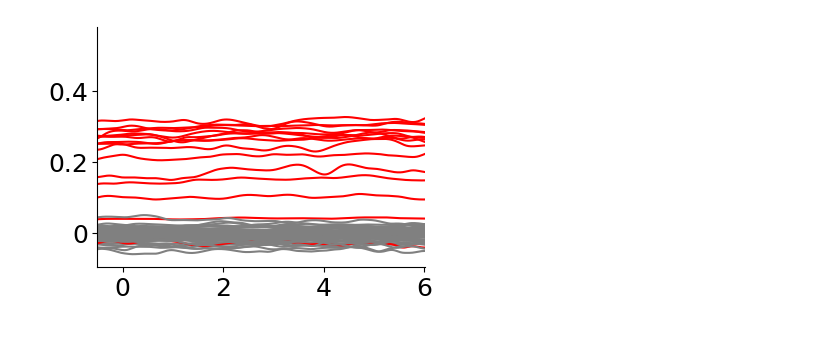
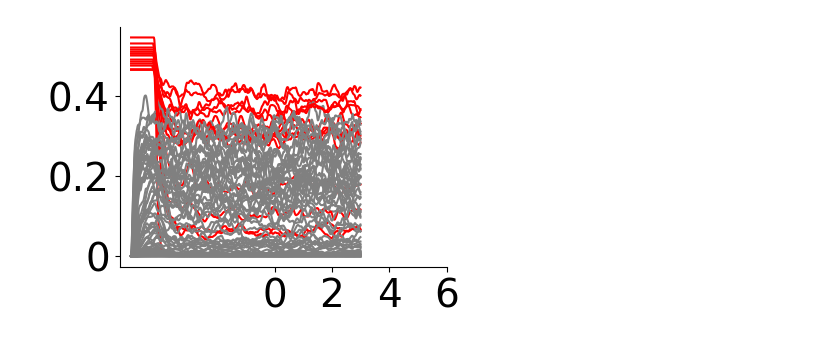
Before and after one commit to ulisespereira/brainwide, a Jupyter notebook: Fig3/fig3_dyn.ipynb, the cells around one changed output. Drawn from its saved outputs; the diff is of its cells as text; code cells hidden in the pictures.

```diff
--- a/Fig3/fig3_dyn.ipynb
+++ b/Fig3/fig3_dyn.ipynb
@@ -123,20 +123,21 @@ for l in range(89):
 
 #creating connectivity
 connectivity = CorticalConnectivity(modelparams, connectivity_params)
-connectivity.hebbian_symmetric.p_asym = 15
+connectivity.hebbian_symmetric.p_asym = 8
 connectivity.hebbian_symmetric.p_sym = 1
 inds = []
-amp_inds = [(2,0), (0,2)]
+amp_inds = [(2,0), (0,2.13)]
 inds.append(connectivity_params['clustered_areas']['areas5'])
 inds.append(connectivity_params['clustered_areas']['areas3'])
 connectivity.hebbian_symmetric.update_indexes(inds, amp_inds)
 # %%
 #creating network
 modelparams['period'] = 8.
-modelparams['beta'] = 1.8#1.5
+#modelparams['beta'] = 1.9#1.5
+#modelparams['h0'] = 1.13#1.1
+modelparams['g_p'] = 0
+modelparams['beta'] = 3.7#1.5
 modelparams['h0'] = 1.13#1.1
-modelparams['g_p'] = 0
-
 
 
 task = working_memory_task(modelparams, connectivity)
@@ -405,27 +661,49 @@ plt.savefig(name_grad, bbox_inches='tight')
 # %%
+from cycler import cycler
 
+modelparams = model_parameters()
+
+#results = pickle.load(open('data/gradient_chaos/sim_0.011.p', 'rb'))
+time = results['time']
+r_ctx = results['rates_ctx']
+
+
+fs=12
+N_block = modelparams['N_block'] # resolution saved nurons
+N_recorded = modelparams['N_recorded'] # resolution saved nurons
+N_neu =int( N_block/int(N_block/N_recorded)) #number recorded neurons
+colors = plt.cm.hsv(np.linspace(0,1, N_neu))
+names_ctx, inds_full = names_inds_ctx()
+dt = modelparams['dt']
+t_start = modelparams['t_start'] + 4
+t_stop = modelparams['period']
+t_end = r_ctx.shape[0] * dt
+
+# plotting altoghether
 fig, ax = plt.subplots(figsize=(4, 3))
 fig.tight_layout()
-for s in [0]:
-        for l in range(89):
-          if l in inds[s]:
-               ax.plot(time, overlaps[:, l, s], color = 'r')
-          elif l==names_ctx.index('V1'):
-               ax.plot(time, overlaps[:, l, s], color = 'r')
-          elif l==names_ctx.index('24d'):
-               ax.plot(time, overlaps[:, l, s], color = 'r')
-          else:
-                ax.plot(time, overlaps[:, l, s], color = 'gray', alpha =1 )
-ax.set_xlim([t_start-2, t_end])
+l=0
+s = 0
+m_fr = []
+for l in range(89):
+    ind_1 = l * N_neu
+    ind_2 = (l+1) * N_neu
+    m_fr.append(np.mean(r_ctx[350:-1, ind_1: ind_2:]))
+    if l in inds[s]:
+        ax.plot(time, np.mean(r_ctx[:, ind_1: ind_2:], axis=1), color = 'r')
+    else:
+        ax.plot(time, np.mean(r_ctx[:, ind_1: ind_2:], axis=1), color = 'gray', alpha =1)
+#ax.set_xlim([t_start-2, t_end])
 
 ax.spines['right'].set_visible(False)
 ax.spines['top'].set_visible(False)
 ax.set_xticks([5, 7, 9, 11])
 ax.set_xticklabels([0, 2, 4, 6], fontsize = s_ticks)
 ax.set_yticks([0, 0.2, 0.4])
 ax.set_yticklabels([0, 0.2, 0.4], fontsize = s_ticks)
 
-plt.savefig('figures/panels/overlaps_all_symmetric.pdf', bbox_inches='tight')
-mean_overlaps = np.mean(overlaps[350:-1,:,0], axis = 0)
+
+m_fr_attractors = np.array(m_fr)
+m_overlaps_attractors = np.mean(overlaps[350:-1, :, 0, 0], axis = 0)
 # %% [output]
-[figure, old version]
+[figure, new version]
```
Also changed, not shown: parts of 18 cells of this notebook, 1 other file.
